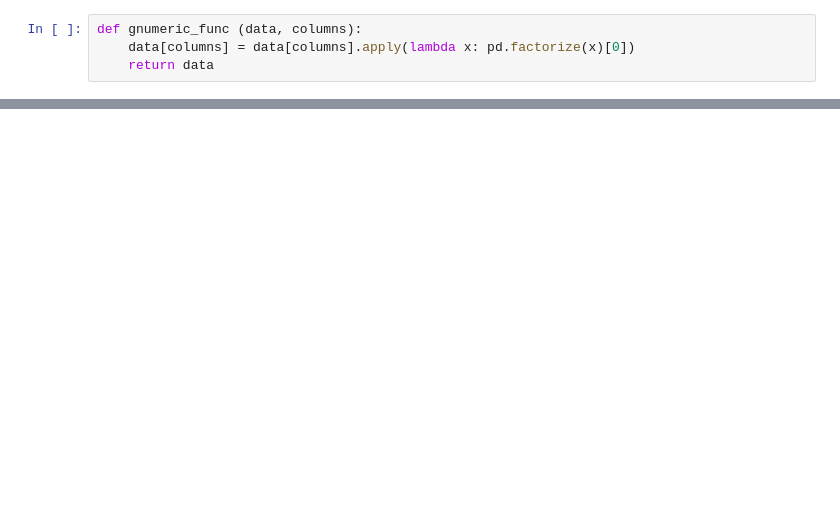
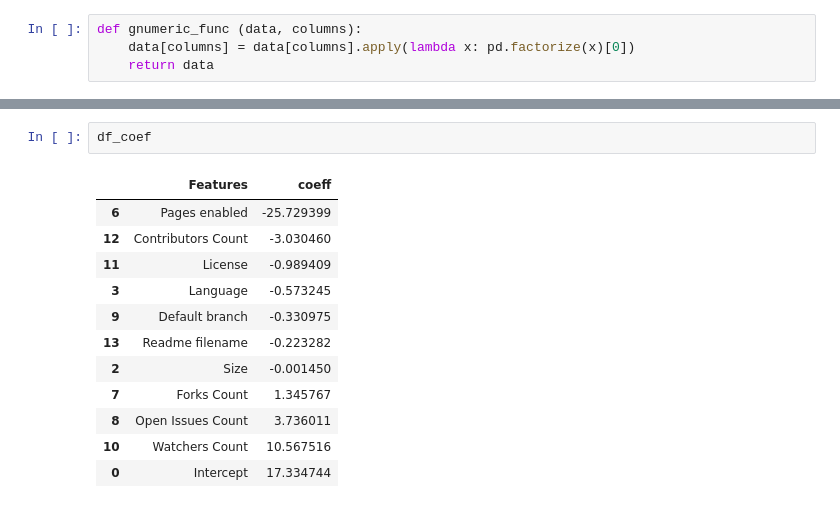
Before and after one commit to datascienceproject2019-codescoop/codescoop-models, a Jupyter notebook: srcModels/RegressionLibrariesIOdata.ipynb, the cells around one changed output, grey strips where cells are left out. Cells and saved outputs as stored; diff of their text form; blank space fills up the shorter version.

```diff
--- a/srcModels/RegressionLibrariesIOdata.ipynb
+++ b/srcModels/RegressionLibrariesIOdata.ipynb
@@ -136,0 +149,15 @@ Model R² score:  0.9264148889294839
+# %%
+df_coef
+# %% [output]
+|  | Features | coeff |
+| 6 | Pages enabled | -25.729399 |
+| 12 | Contributors Count | -3.030460 |
+| 11 | License | -0.989409 |
+| 3 | Language | -0.573245 |
+| 9 | Default branch | -0.330975 |
+| 13 | Readme filename | -0.223282 |
+| 2 | Size | -0.001450 |
+| 7 | Forks Count | 1.345767 |
+| 8 | Open Issues Count | 3.736011 |
+| 10 | Watchers Count | 10.567516 |
+| 0 | Intercept | 17.334744 |
```
Also changed, not shown: parts of 5 cells of this notebook.
